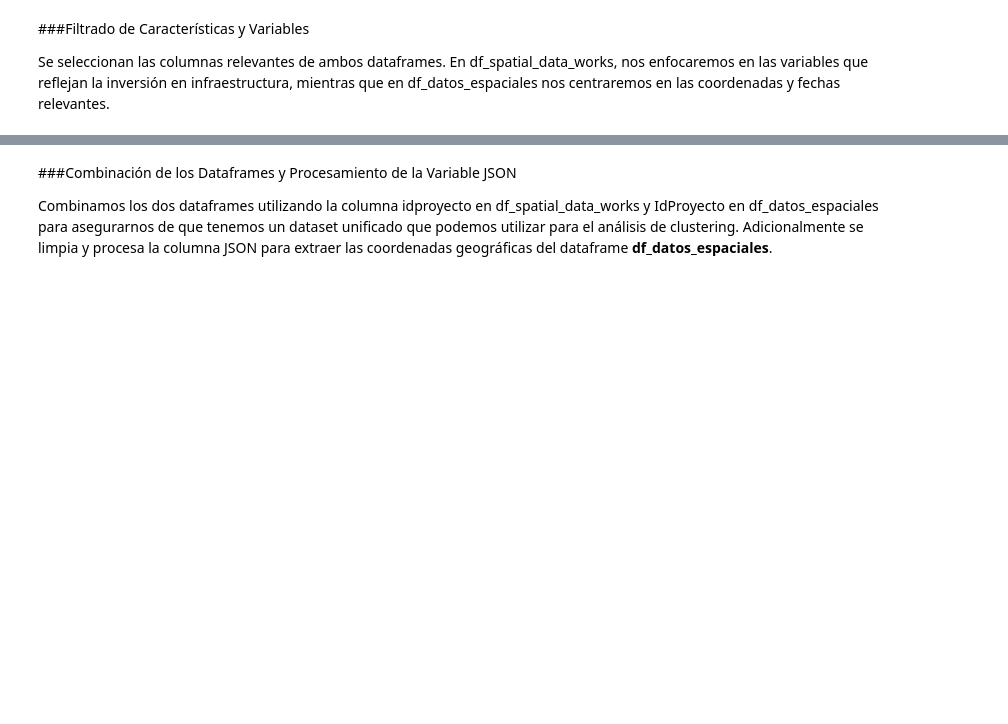
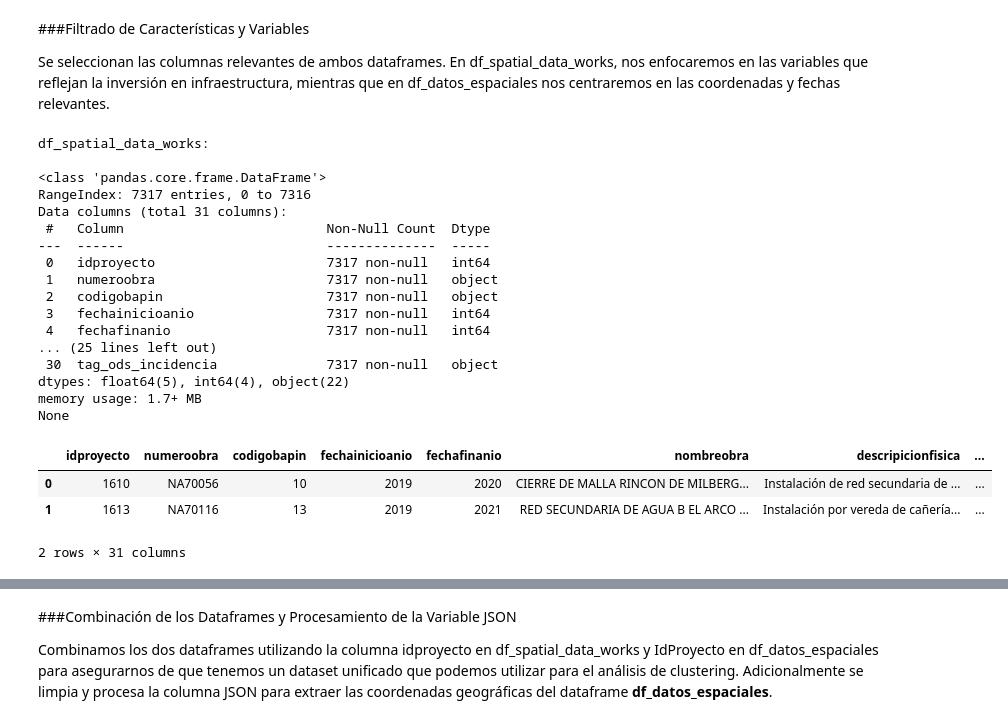
Before and after one commit to ingcarlosleon/data-Mapainversiones, a Jupyter notebook: scripts/infrastructure-gap-map/Infra_Gap_KMeans_Argentina.ipynb, the cells around one changed output, grey strips where cells are left out. Drawn from its saved outputs; the diff is of its cells as text; code cells hidden in the pictures; blank space fills up the shorter version.

```diff
--- a/scripts/infrastructure-gap-map/Infra_Gap_KMeans_Argentina.ipynb
+++ b/scripts/infrastructure-gap-map/Infra_Gap_KMeans_Argentina.ipynb
@@ -233,3 +316,29 @@ memory usage: 437.4+ KB
 ###Filtrado de Características y Variables
 
 Se seleccionan las columnas relevantes de ambos dataframes. En df_spatial_data_works, nos enfocaremos en las variables que reflejan la inversión en infraestructura, mientras que en df_datos_espaciales nos centraremos en las coordenadas y fechas relevantes.
+# %%
+print("df_spatial_data_works:\n")
+print(df_spatial_data_works.info())
+df_spatial_data_works.head(2)
+# %% [output]
+df_spatial_data_works:
+
+<class 'pandas.core.frame.DataFrame'>
+RangeIndex: 7317 entries, 0 to 7316
+Data columns (total 31 columns):
+ #   Column                          Non-Null Count  Dtype
+---  ------                          --------------  -----
+ 0   idproyecto                      7317 non-null   int64
+ 1   numeroobra                      7317 non-null   object
+ 2   codigobapin                     7317 non-null   object
+ 3   fechainicioanio                 7317 non-null   int64
+ 4   fechafinanio                    7317 non-null   int64
+... (25 lines left out)
+ 30  tag_ods_incidencia              7317 non-null   object
+dtypes: float64(5), int64(4), object(22)
+memory usage: 1.7+ MB
+None
+|  | idproyecto | numeroobra | codigobapin | fechainicioanio | fechafinanio | nombreobra | descripicionfisica | ... |
+| 0 | 1610 | NA70056 | 10 | 2019 | 2020 | CIERRE DE MALLA RINCON DE MILBERG... | Instalación de red secundaria de ... | ... |
+| 1 | 1613 | NA70116 | 13 | 2019 | 2021 | RED SECUNDARIA DE AGUA B EL ARCO ... | Instalación por vereda de cañería... | ... |
+2 rows × 31 columns
```
Also changed, not shown: parts of 11 cells of this notebook.
